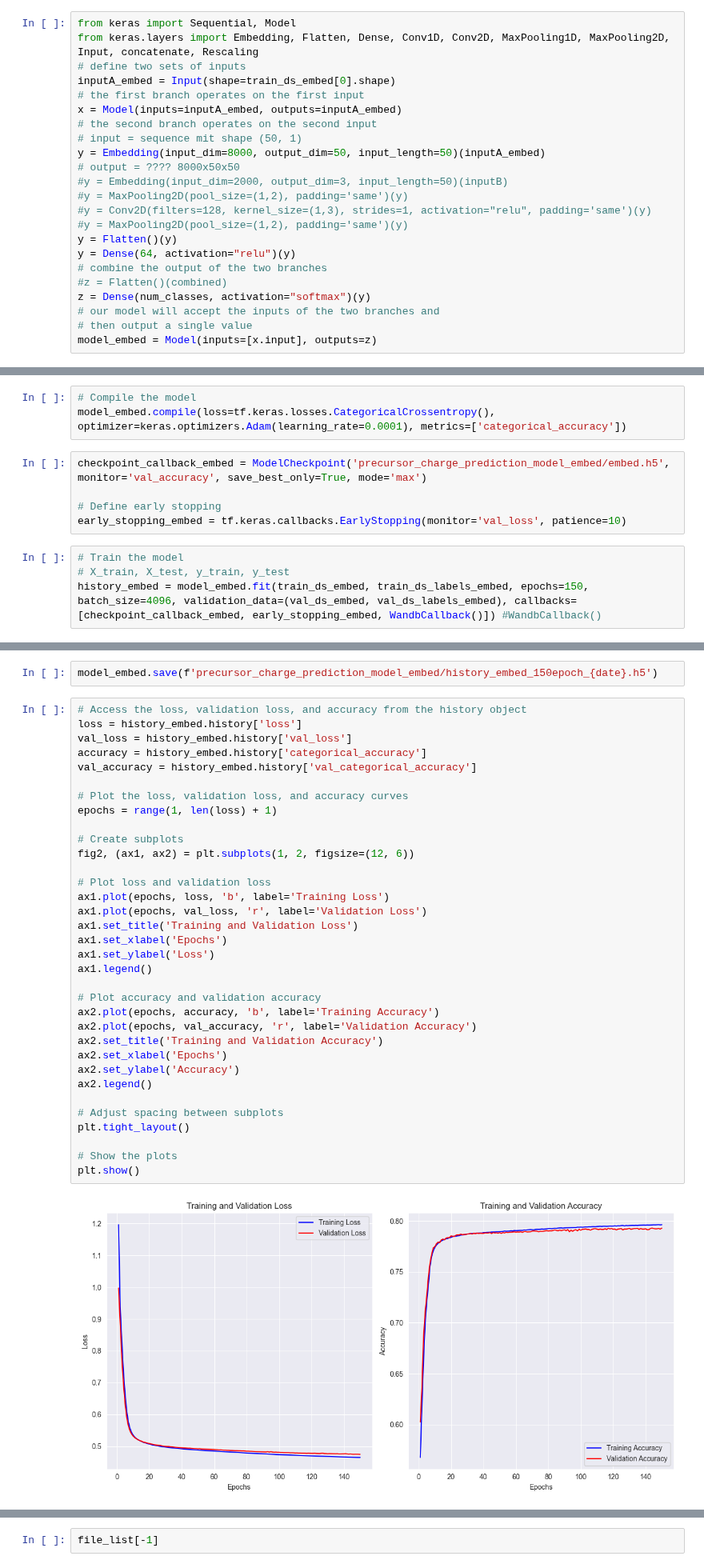
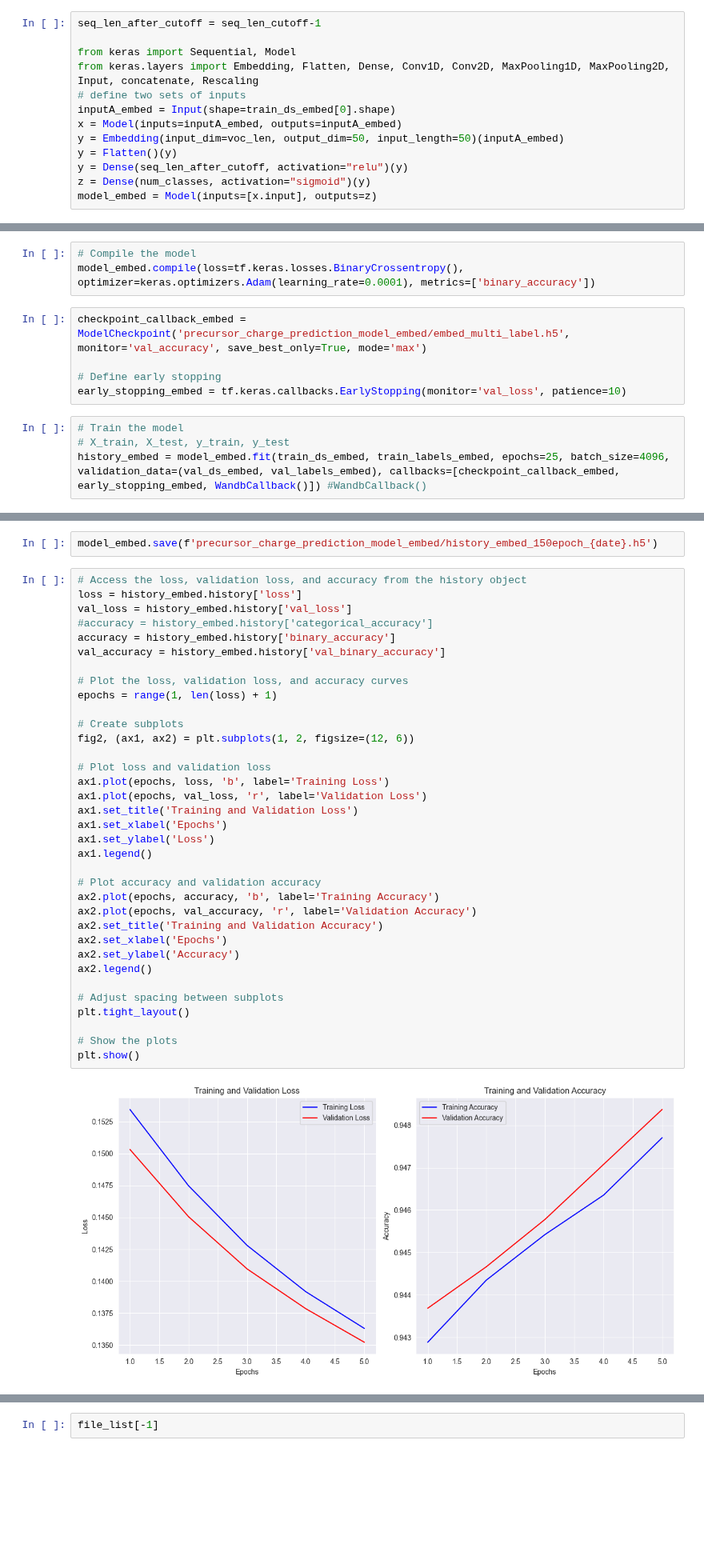
Before and after one commit to Sacesh/Masterpraktikum, a Jupyter notebook: charge_predictor_multilabel.ipynb, the cells around one changed output, grey strips where cells are left out. Shown at 80% size. Drawn from its saved outputs; the diff is of its cells as text; blank space fills up the shorter version.

Commit message:
multilabel updated with seqtranslator and new test split

```diff
--- a/charge_predictor_multilabel.ipynb
+++ b/charge_predictor_multilabel.ipynb
@@ -581,25 +473,15 @@ Run data is saved locally in C:\Users\micro\OneDrive\Dokumente\GitHub\Masterprak
 # %%
+seq_len_after_cutoff = seq_len_cutoff-1
+
 from keras import Sequential, Model
 from keras.layers import Embedding, Flatten, Dense, Conv1D, Conv2D, MaxPooling1D, MaxPooling2D, Input, concatenate, Rescaling
 # define two sets of inputs
 inputA_embed = Input(shape=train_ds_embed[0].shape)
-# the first branch operates on the first input
 x = Model(inputs=inputA_embed, outputs=inputA_embed)
-# the second branch operates on the second input
-# input = sequence mit shape (50, 1)
-y = Embedding(input_dim=8000, output_dim=50, input_length=50)(inputA_embed)
-# output = ???? 8000x50x50
-#y = Embedding(input_dim=2000, output_dim=3, input_length=50)(inputB)
-#y = MaxPooling2D(pool_size=(1,2), padding='same')(y)
-#y = Conv2D(filters=128, kernel_size=(1,3), strides=1, activation="relu", padding='same')(y)
-#y = MaxPooling2D(pool_size=(1,2), padding='same')(y)
+y = Embedding(input_dim=voc_len, output_dim=50, input_length=50)(inputA_embed)
 y = Flatten()(y)
-y = Dense(64, activation="relu")(y)
-# combine the output of the two branches
-#z = Flatten()(combined)
-z = Dense(num_classes, activation="softmax")(y)
-# our model will accept the inputs of the two branches and
-# then output a single value
+y = Dense(seq_len_after_cutoff, activation="relu")(y)
+z = Dense(num_classes, activation="sigmoid")(y)
 model_embed = Model(inputs=[x.input], outputs=z)
 # %%
 model_embed.summary()
@@ -631,12 +513,12 @@ tf.keras.utils.plot_model(model_embed, show_shapes=True, show_layer_names=True)
 # %%
 # Compile the model
-model_embed.compile(loss=tf.keras.losses.CategoricalCrossentropy(), optimizer=keras.optimizers.Adam(learning_rate=0.0001), metrics=['categorical_accuracy'])
+model_embed.compile(loss=tf.keras.losses.BinaryCrossentropy(), optimizer=keras.optimizers.Adam(learning_rate=0.0001), metrics=['binary_accuracy'])
 # %%
-checkpoint_callback_embed = ModelCheckpoint('precursor_charge_prediction_model_embed/embed.h5', monitor='val_accuracy', save_best_only=True, mode='max')
+checkpoint_callback_embed = ModelCheckpoint('precursor_charge_prediction_model_embed/embed_multi_label.h5', monitor='val_accuracy', save_best_only=True, mode='max')
 
 # Define early stopping
 early_stopping_embed = tf.keras.callbacks.EarlyStopping(monitor='val_loss', patience=10)
 # %%
 # Train the model
 # X_train, X_test, y_train, y_test
-history_embed = model_embed.fit(train_ds_embed, train_ds_labels_embed, epochs=150, batch_size=4096, validation_data=(val_ds_embed, val_ds_labels_embed), callbacks=[checkpoint_callback_embed, early_stopping_embed, WandbCallback()]) #WandbCallback()
+history_embed = model_embed.fit(train_ds_embed, train_labels_embed, epochs=25, batch_size=4096, validation_data=(val_ds_embed, val_labels_embed), callbacks=[checkpoint_callback_embed, early_stopping_embed, WandbCallback()]) #WandbCallback()
@@ -652,38 +540,39 @@ model_embed.save(f'precursor_charge_prediction_model_embed/history_embed_150epoc
 # Access the loss, validation loss, and accuracy from the history object
 loss = history_embed.history['loss']
 val_loss = history_embed.history['val_loss']
-accuracy = history_embed.history['categorical_accuracy']
-val_accuracy = history_embed.history['val_categorical_accuracy']
+#accuracy = history_embed.history['categorical_accuracy']
+accuracy = history_embed.history['binary_accuracy']
+val_accuracy = history_embed.history['val_binary_accuracy']
 
 # Plot the loss, validation loss, and accuracy curves
 epochs = range(1, len(loss) + 1)
 
 # Create subplots
 fig2, (ax1, ax2) = plt.subplots(1, 2, figsize=(12, 6))
 
 # Plot loss and validation loss
 ax1.plot(epochs, loss, 'b', label='Training Loss')
 ax1.plot(epochs, val_loss, 'r', label='Validation Loss')
 ax1.set_title('Training and Validation Loss')
 ax1.set_xlabel('Epochs')
 ax1.set_ylabel('Loss')
 ax1.legend()
 
 # Plot accuracy and validation accuracy
 ax2.plot(epochs, accuracy, 'b', label='Training Accuracy')
 ax2.plot(epochs, val_accuracy, 'r', label='Validation Accuracy')
 ax2.set_title('Training and Validation Accuracy')
 ax2.set_xlabel('Epochs')
 ax2.set_ylabel('Accuracy')
 ax2.legend()
 
 # Adjust spacing between subplots
 plt.tight_layout()
 
 # Show the plots
 plt.show()
 # %% [output]
-[figure, old version]
+[figure, new version]
 # %% [markdown]
 # Inference
 # %%
```
Also changed, not shown: parts of 91 cells of this notebook.
